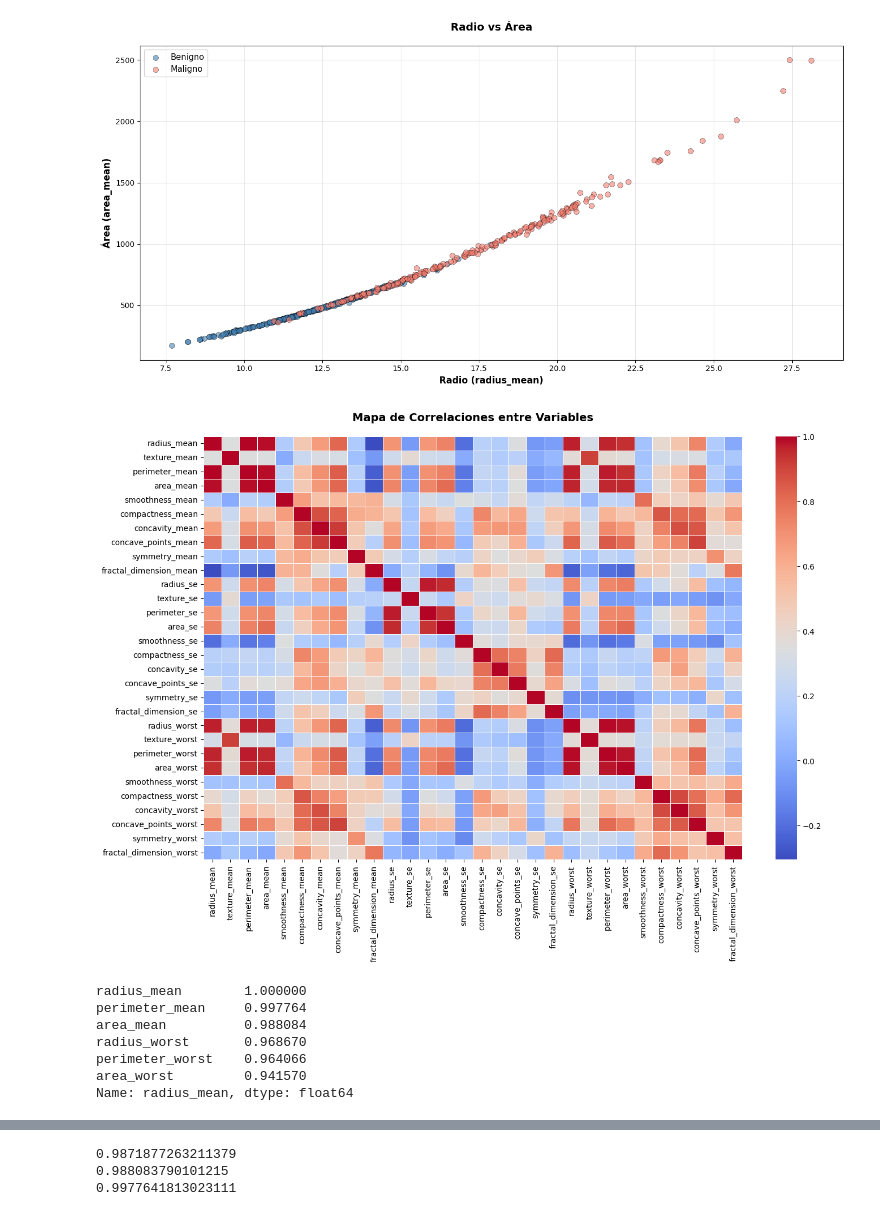
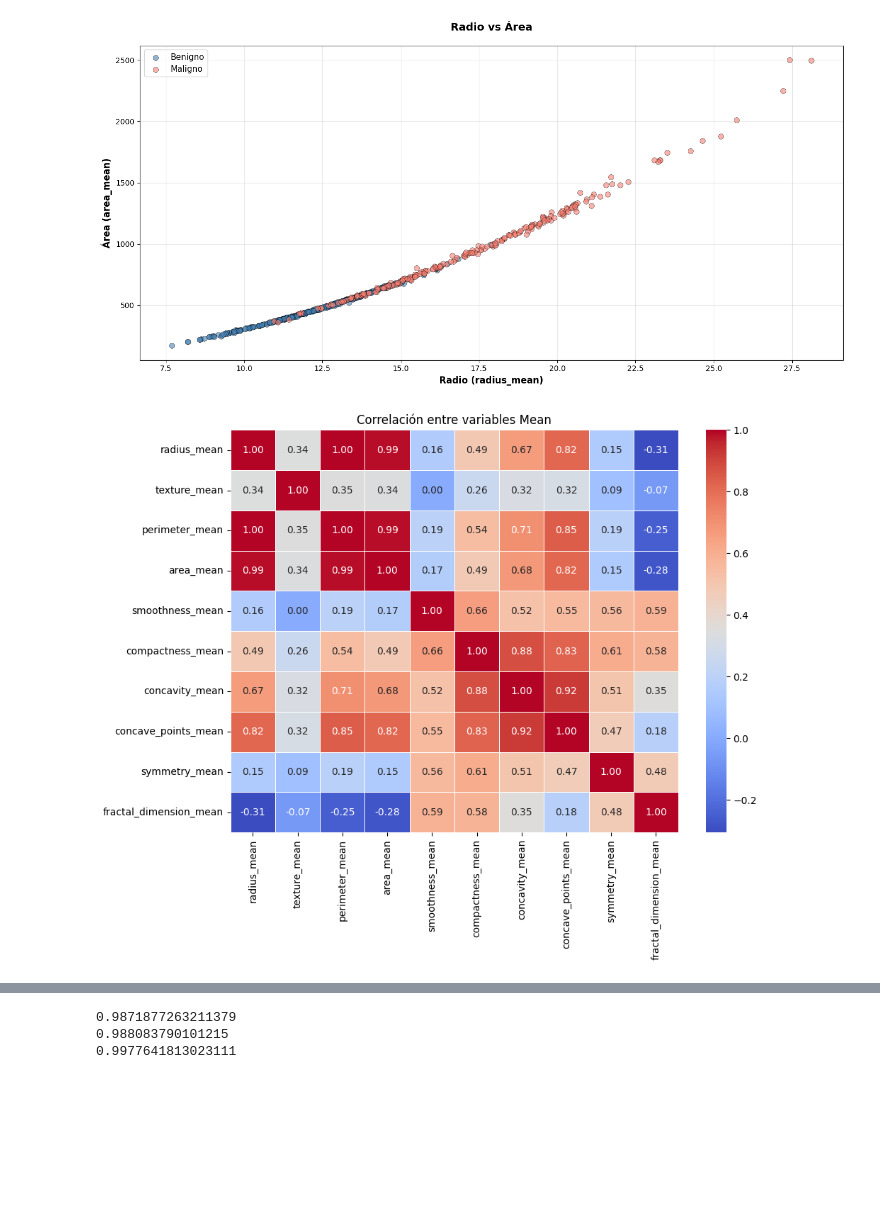
Before and after one commit to Pinuer/WDBC-Grupo8, a Jupyter notebook: Cancer.ipynb, the cells around one changed output, grey strips where cells are left out. Cells and saved outputs as stored; diff of their text form; code cells hidden in the pictures; blank space fills up the shorter version.

```diff
--- a/Cancer.ipynb
+++ b/Cancer.ipynb
@@ -254,24 +257,19 @@ plt.tight_layout()
 plt.show()
 # %% [output]
 [figure]
-# %%
-# Correlaciones entre variables
-fig, ax = plt.subplots(figsize=(14, 10))
-sns.heatmap(df.drop(columns=["diagnosis"]).corr(),
-            cmap="coolwarm", ax=ax, linewidths=0.5)
-ax.set_title("Mapa de Correlaciones entre Variables", fontsize=14, fontweight="bold", pad=20)
-plt.tight_layout()
-plt.show()
-
-# Top correlaciones con radius_mean
-corr = df.drop(columns=["diagnosis"]).corr()
-print(corr['radius_mean'].sort_values(ascending=False).head(6))
-# %% [output]
-[figure, removed]
-radius_mean        1.000000
-perimeter_mean     0.997764
-area_mean          0.988084
-radius_worst       0.968670
-perimeter_worst    0.964066
-area_worst         0.941570
-Name: radius_mean, dtype: float64
+# %%
+# Correlaciones entre variables
+mean_cols = [c for c in df.columns if c.endswith("_mean")]
+
+plt.figure(figsize=(10,8))
+sns.heatmap(df[mean_cols].corr(),
+            annot=True,
+            cmap="coolwarm",
+            fmt=".2f",
+            linewidths=0.5)
+
+plt.title("Correlación entre variables Mean")
+plt.tight_layout()
+plt.show()
+# %% [output]
+[figure, added]
```
Also changed, not shown: parts of 57 cells of this notebook.
